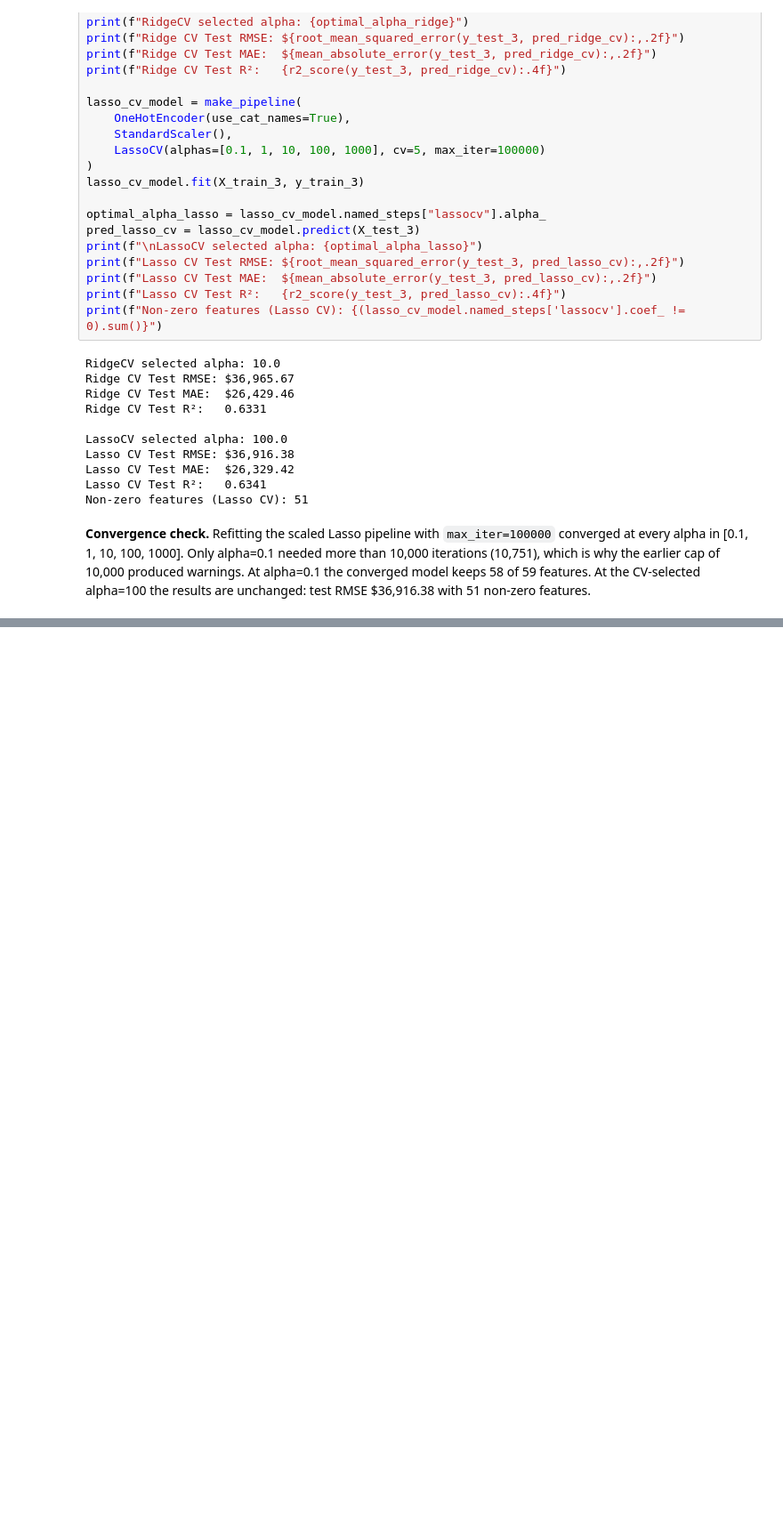
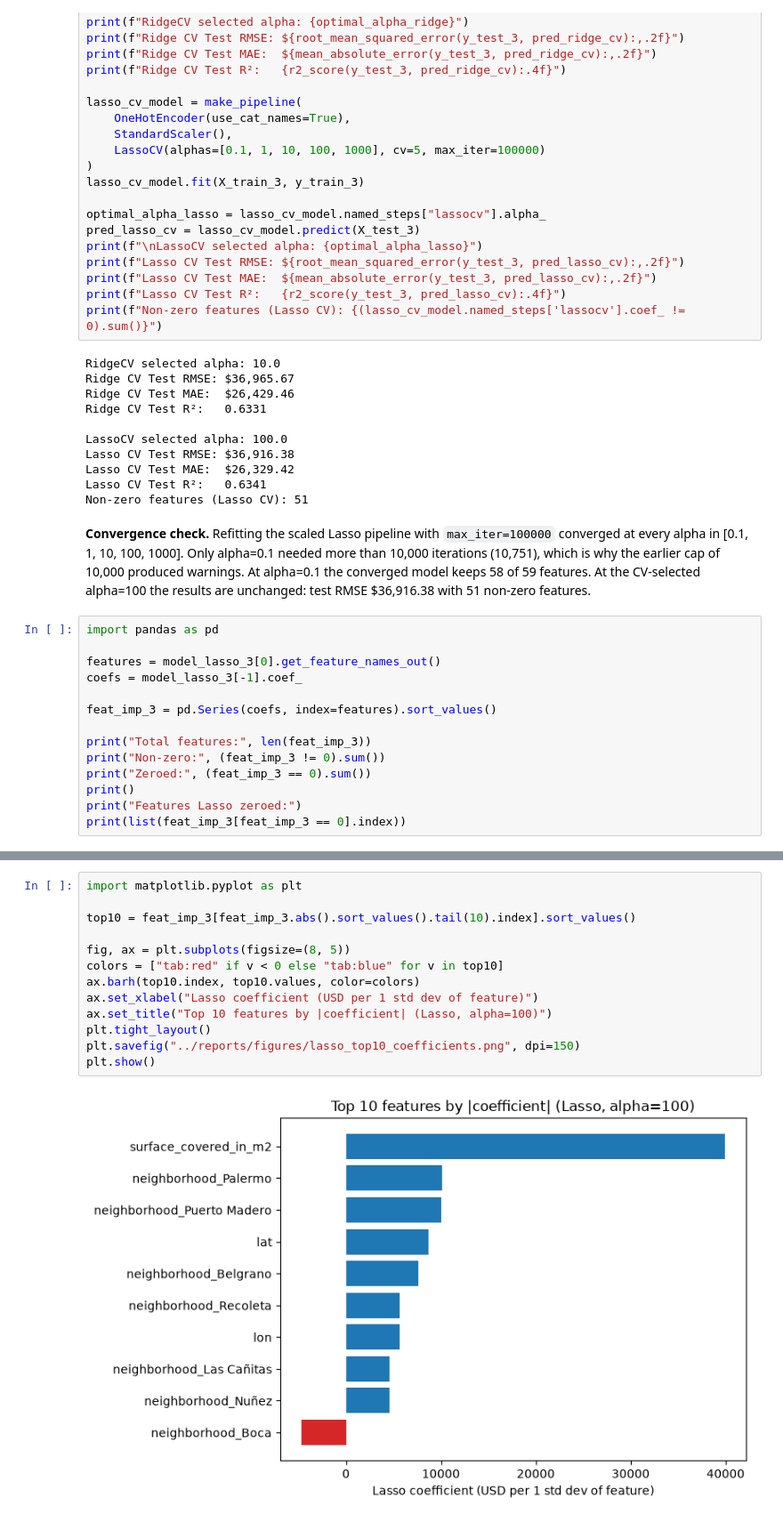
Before and after one commit to xrasana-lang/Buenos_Aires_price_prediction_using_Linear_Regression, a Jupyter notebook: notebooks/2.3_ridge_and_lasso_regularization.ipynb, the cells around one changed output, grey strips where cells are left out. Shown at 89% size. Drawn from its saved outputs; the diff is of its cells as text; blank space fills up the shorter version.

Commit message:
feat(2.3): lasso coefficients, neighborhood effects, residual plot

```diff
--- a/notebooks/2.3_ridge_and_lasso_regularization.ipynb
+++ b/notebooks/2.3_ridge_and_lasso_regularization.ipynb
@@ -297,3 +297,17 @@ converged at every alpha in [0.1, 1, 10, 100, 1000]. Only alpha=0.1 needed more
 10,000 iterations (10,751), which is why the earlier cap of 10,000 produced warnings.
 At alpha=0.1 the converged model keeps 58 of 59 features. At the CV-selected alpha=100
 the results are unchanged: test RMSE $36,916.38 with 51 non-zero features.
+# %%
+import pandas as pd
+
+features = model_lasso_3[0].get_feature_names_out()
+coefs = model_lasso_3[-1].coef_
+
+feat_imp_3 = pd.Series(coefs, index=features).sort_values()
+
+print("Total features:", len(feat_imp_3))
+print("Non-zero:", (feat_imp_3 != 0).sum())
+print("Zeroed:", (feat_imp_3 == 0).sum())
+print()
+print("Features Lasso zeroed:")
+print(list(feat_imp_3[feat_imp_3 == 0].index))
@@ -299,0 +321,15 @@ the results are unchanged: test RMSE $36,916.38 with 51 non-zero features.
+# %%
+import matplotlib.pyplot as plt
+
+top10 = feat_imp_3[feat_imp_3.abs().sort_values().tail(10).index].sort_values()
+
+fig, ax = plt.subplots(figsize=(8, 5))
+colors = ["tab:red" if v < 0 else "tab:blue" for v in top10]
+ax.barh(top10.index, top10.values, color=colors)
+ax.set_xlabel("Lasso coefficient (USD per 1 std dev of feature)")
+ax.set_title("Top 10 features by |coefficient| (Lasso, alpha=100)")
+plt.tight_layout()
+plt.savefig("../reports/figures/lasso_top10_coefficients.png", dpi=150)
+plt.show()
+# %% [output]
+[figure, added]
```
Also changed, not shown: parts of 10 cells of this notebook, 2 other files.
